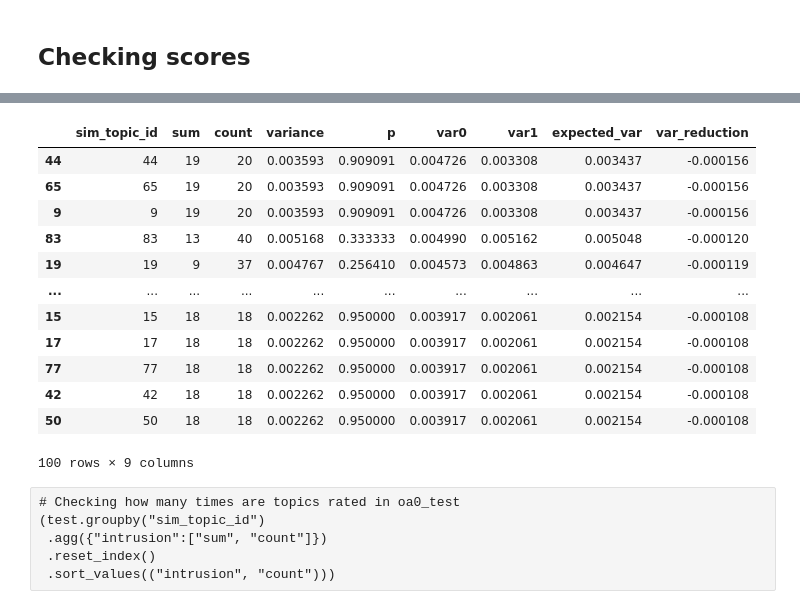
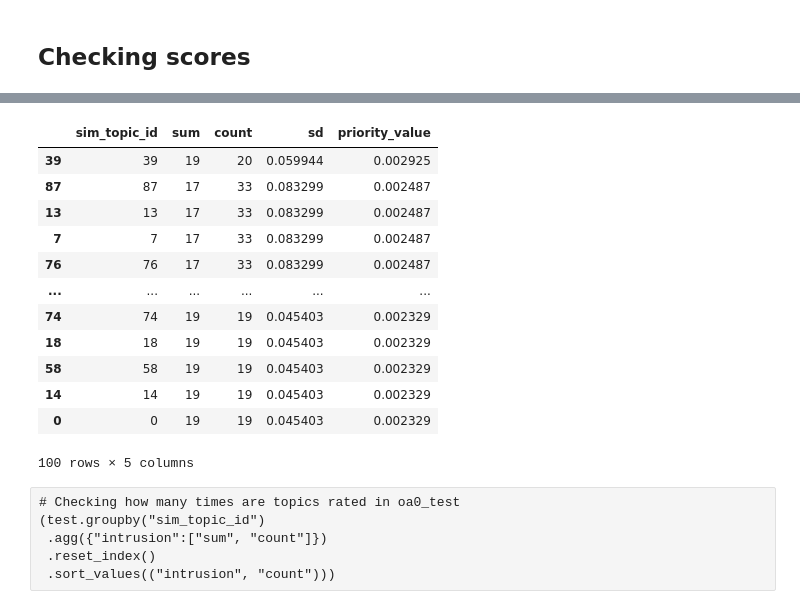
Before and after one commit to imrogerjiang/bayesian-inference-topic-measures, a Jupyter notebook: Checking Optimal Allocation.ipynb, the cells around one changed output, grey strips where cells are left out. Cells and saved outputs as stored; diff of their text form; code cells hidden in the pictures.

```diff
--- a/Checking Optimal Allocation.ipynb
+++ b/Checking Optimal Allocation.ipynb
@@ -152,32 +149,32 @@ topic_var.sort_values("var_reduction")
 # %%
 # Checking expected variance reduction
 scores=testOA
 s = (scores.groupby("sim_topic_id").agg({"intrusion":"sum"})
      .rename(columns={"intrusion":"sum"}).reset_index())
 c = (scores.groupby("sim_topic_id").agg({"intrusion":"count"})
      .rename(columns={"intrusion":"count"}).reset_index())
-topic_var = pd.merge(s, c, on="sim_topic_id")
-topic_var["variance"]=postrr_var(topic_var["sum"], topic_var["count"])
-topic_var["p"] = postrr_p(topic_var["sum"], topic_var["count"])
-topic_var["var0"] = postrr_var(topic_var["sum"], topic_var["count"]+1)
-topic_var["var1"] = postrr_var(topic_var["sum"]+1, topic_var["count"]+1)
-topic_var["expected_var"] = topic_var["p"]*topic_var["var1"]+(1-topic_var["p"])*topic_var["var0"]
-topic_var["var_reduction"] = topic_var["expected_var"]-topic_var["variance"]
-topic_var.sort_values("var_reduction")
+topic_sd = pd.merge(s, c, on="sim_topic_id")
+
+# Calculating variance
+topic_sd["sd"] = postrr_var(topic_sd["sum"], topic_sd["count"])**0.5
+
+# Calculation priority values (wright_equivalence_2012)
+topic_sd["priority_value"] = topic_sd["sd"]/(topic_sd["count"] * (topic_sd["count"]+1))**0.5
+topic_sd.sort_values("priority_value", ascending=False)
 # %% [output]
-|  | sim_topic_id | sum | count | variance | p | var0 | var1 | expected_var | var_reduction |
-| 44 | 44 | 19 | 20 | 0.003593 | 0.909091 | 0.004726 | 0.003308 | 0.003437 | -0.000156 |
-| 65 | 65 | 19 | 20 | 0.003593 | 0.909091 | 0.004726 | 0.003308 | 0.003437 | -0.000156 |
-| 9 | 9 | 19 | 20 | 0.003593 | 0.909091 | 0.004726 | 0.003308 | 0.003437 | -0.000156 |
-| 83 | 83 | 13 | 40 | 0.005168 | 0.333333 | 0.004990 | 0.005162 | 0.005048 | -0.000120 |
-| 19 | 19 | 9 | 37 | 0.004767 | 0.256410 | 0.004573 | 0.004863 | 0.004647 | -0.000119 |
-| ... | ... | ... | ... | ... | ... | ... | ... | ... | ... |
-| 15 | 15 | 18 | 18 | 0.002262 | 0.950000 | 0.003917 | 0.002061 | 0.002154 | -0.000108 |
-| 17 | 17 | 18 | 18 | 0.002262 | 0.950000 | 0.003917 | 0.002061 | 0.002154 | -0.000108 |
-| 77 | 77 | 18 | 18 | 0.002262 | 0.950000 | 0.003917 | 0.002061 | 0.002154 | -0.000108 |
-| 42 | 42 | 18 | 18 | 0.002262 | 0.950000 | 0.003917 | 0.002061 | 0.002154 | -0.000108 |
-| 50 | 50 | 18 | 18 | 0.002262 | 0.950000 | 0.003917 | 0.002061 | 0.002154 | -0.000108 |
+|  | sim_topic_id | sum | count | sd | priority_value |
+| 39 | 39 | 19 | 20 | 0.059944 | 0.002925 |
+| 87 | 87 | 17 | 33 | 0.083299 | 0.002487 |
+| 13 | 13 | 17 | 33 | 0.083299 | 0.002487 |
+| 7 | 7 | 17 | 33 | 0.083299 | 0.002487 |
+| 76 | 76 | 17 | 33 | 0.083299 | 0.002487 |
+| ... | ... | ... | ... | ... | ... |
+| 74 | 74 | 19 | 19 | 0.045403 | 0.002329 |
+| 18 | 18 | 19 | 19 | 0.045403 | 0.002329 |
+| 58 | 58 | 19 | 19 | 0.045403 | 0.002329 |
+| 14 | 14 | 19 | 19 | 0.045403 | 0.002329 |
+| 0 | 0 | 19 | 19 | 0.045403 | 0.002329 |
-100 rows × 9 columns
+100 rows × 5 columns
 # %% [raw]
 # Checking how many times are topics rated in oa0_test
 (test.groupby("sim_topic_id")
```
Also changed, not shown: parts of 22 cells of this notebook, 2 other files.
